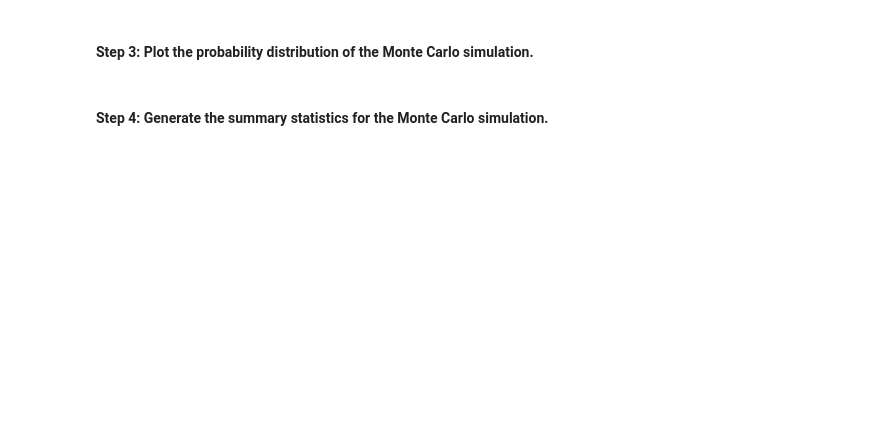
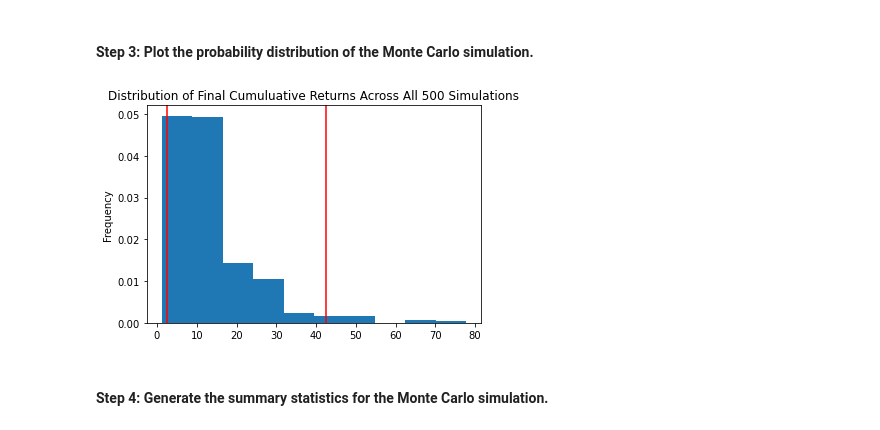
Before and after one commit to MaureenKC/Financial_Simulations_with_Api-Challenge, a Jupyter notebook: financial_planning_tools.ipynb, the cells around one changed output. Cells and saved outputs as stored; diff of their text form; code cells hidden in the pictures; blank space fills up the shorter version.

```diff
--- a/financial_planning_tools.ipynb
+++ b/financial_planning_tools.ipynb
@@ -458,7 +569,9 @@ In this section, you’ll use the MCForecastTools library to create a Monte Carl
 # %%
 # Visualize the probability distribution of the 30-year Monte Carlo simulation
 # by plotting a histogram
-# YOUR CODE HERE
+MC_thirty_distribution_plot = MC_thirty_year.plot_distribution()
+# %% [output]
+[figure, added]
 # %% [markdown]
 #### Step 4: Generate the summary statistics for the Monte Carlo simulation.
 # %%
```
Also changed, not shown: parts of 30 cells of this notebook, 1 other file.
